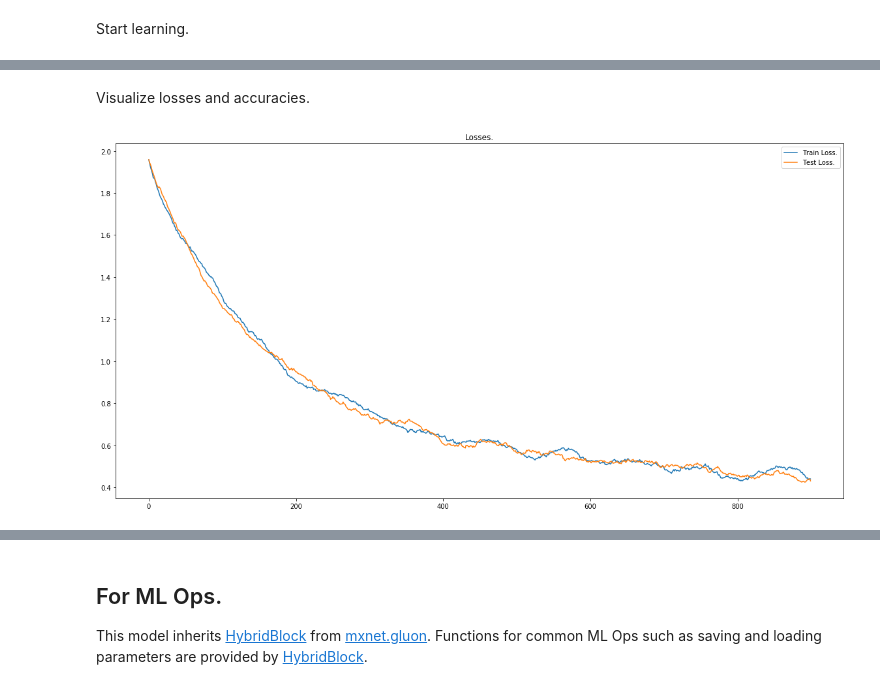
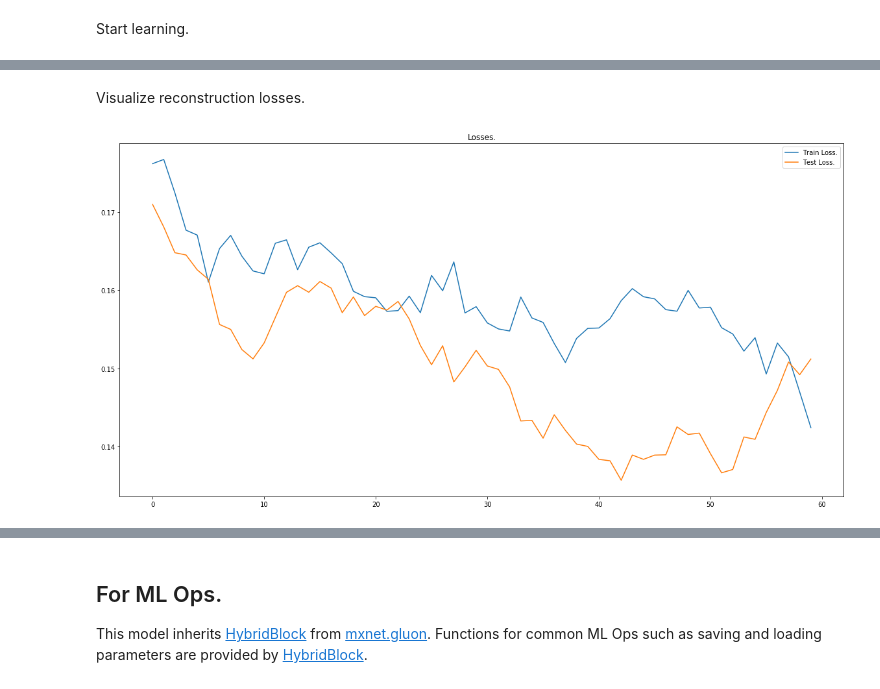
Before and after one commit to accel-brain/accel-brain-code, a Jupyter notebook: Accel-Brain-Books/In-house_R_and_D_in_the_era_of_democratization_of_AI/Functional_analysis_as_a_practical_practice_of_deep_learning/demo_6-2.ipynb, the cells around one changed output, grey strips where cells are left out. Drawn from its saved outputs; the diff is of its cells as text; code cells hidden in the pictures.

```diff
--- a/Accel-Brain-Books/In-house_R_and_D_in_the_era_of_democratization_of_AI/Functional_analysis_as_a_practical_practice_of_deep_learning/demo_6-2.ipynb
+++ b/Accel-Brain-Books/In-house_R_and_D_in_the_era_of_democratization_of_AI/Functional_analysis_as_a_practical_practice_of_deep_learning/demo_6-2.ipynb
@@ -117,0 +104,2 @@ output_nn = NeuralNetworks(
+# %%
+computable_loss = L2NormLoss()
@@ -182,0 +202,2 @@ end.
+# %%
+DBM.learn(unlabeled_image_iterator)
@@ -183,17 +222,17 @@ end.
 # %% [markdown]
-Visualize losses and accuracies.
+Visualize reconstruction losses.
 # %%
 import matplotlib.pyplot as plt
 %matplotlib inline
 
-def moving_avg(arr, window=50):
+def moving_avg(arr, window=20):
     return np.convolve(arr, np.ones(window) / window, mode='same')[window:-window]
 
 plt.figure(figsize=(20, 10))
-plt.plot(moving_avg(CNN.loss_arr[:, 0]), label="Train Loss.")
-plt.plot(moving_avg(CNN.loss_arr[:, 1]), label="Test Loss.")
+plt.plot(moving_avg(DBM.loss_arr[:, 0]), label="Train Loss.")
+plt.plot(moving_avg(DBM.loss_arr[:, 1]), label="Test Loss.")
 plt.legend()
 plt.title("Losses.")
 plt.show()
 # %% [output]
-[figure, old version]
+[figure, new version]
```
Also changed, not shown: parts of 36 cells of this notebook, 2 other files.
